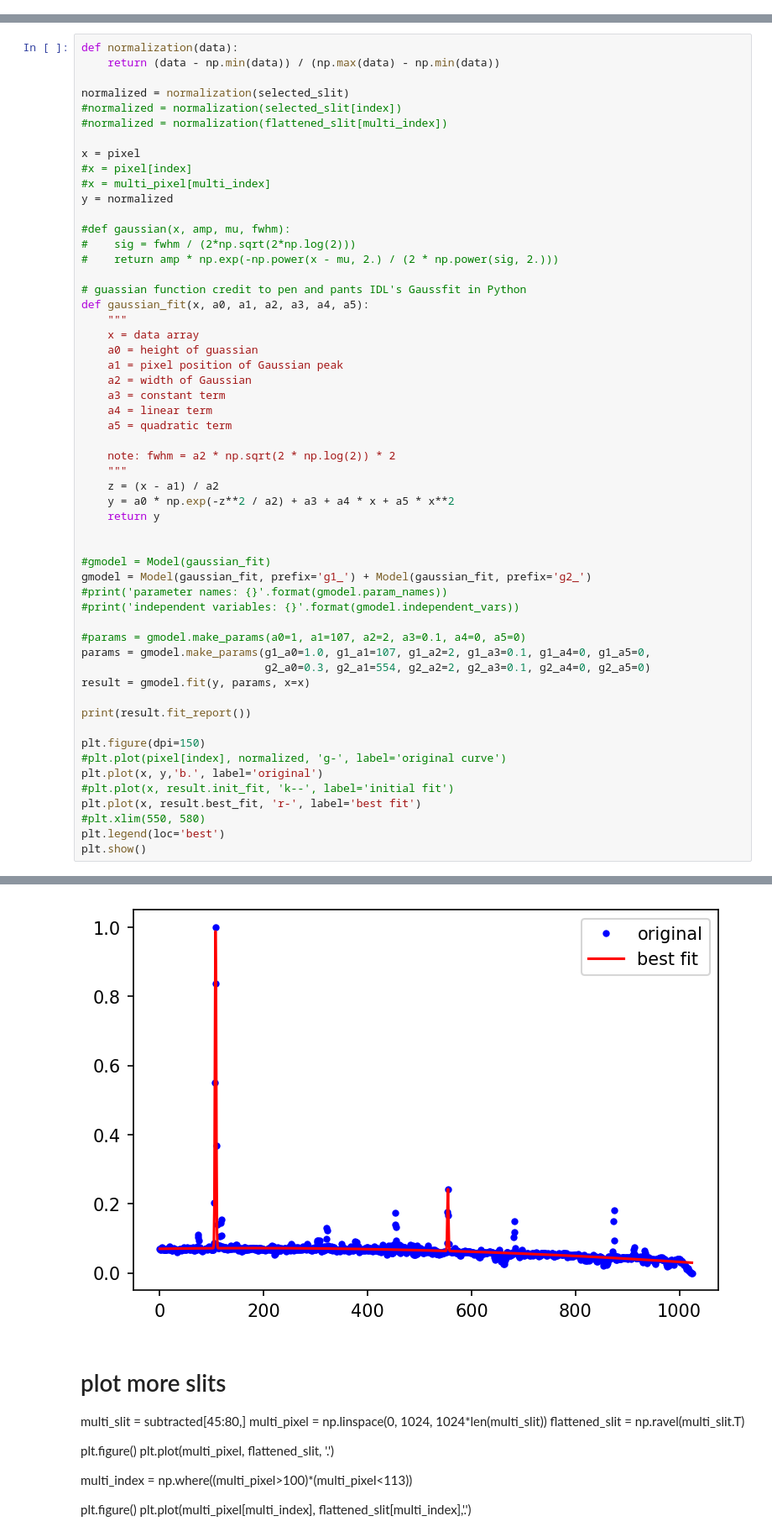
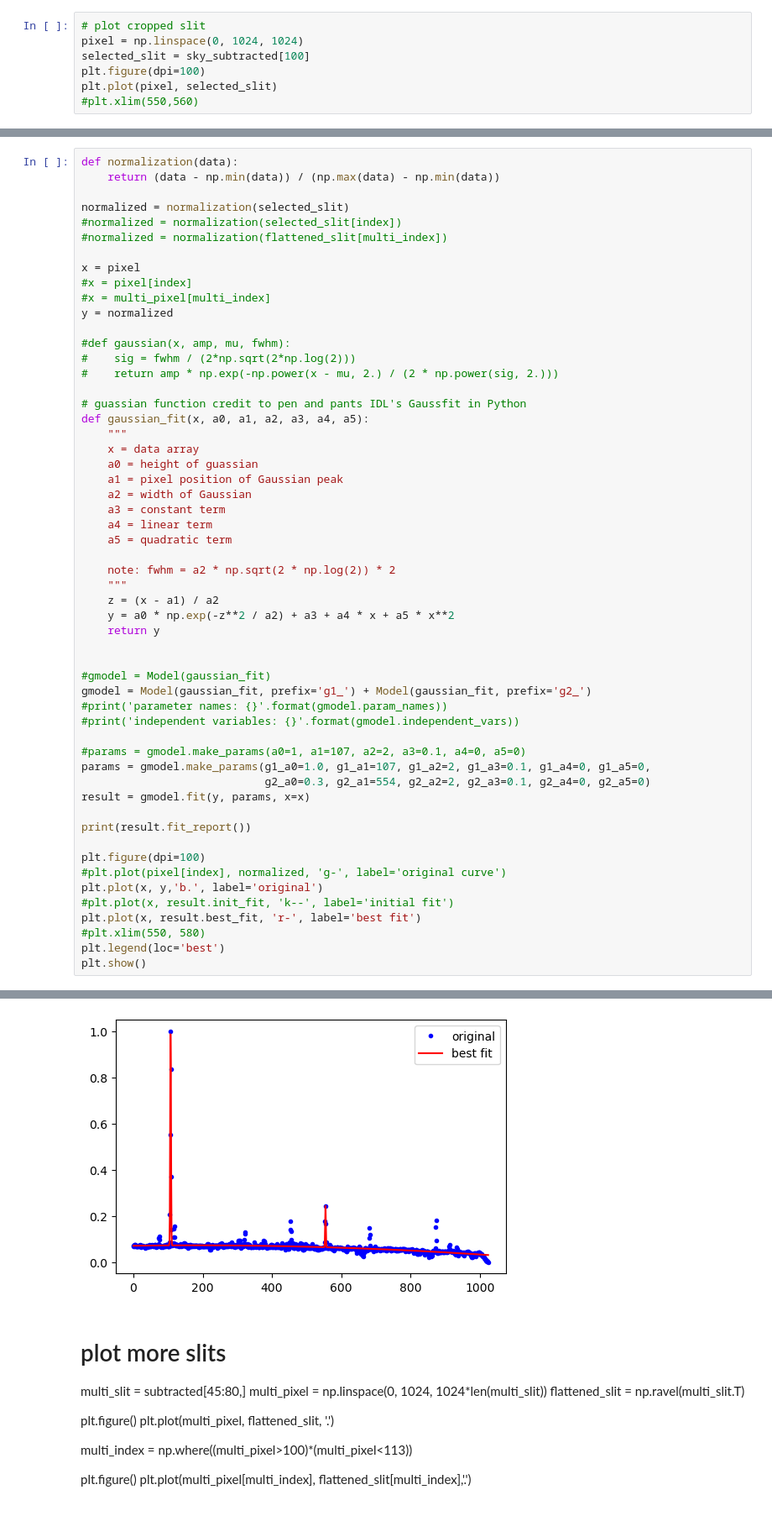
Before and after one commit to ruoyanwangdr/Dynamics-of-Jovian-Infrared-Auroral-Ionosphere-and-Thermosphere, a Jupyter notebook: h3p.ipynb, the cells around one changed output, grey strips where cells are left out. Shown at 84% size. Drawn from its saved outputs; the diff is of its cells as text.

```diff
--- a/h3p.ipynb
+++ b/h3p.ipynb
@@ -68 +68,8 @@ index = np.where((pixel>90)*(pixel<140))
 [figure]
+# %%
+# plot cropped slit
+pixel = np.linspace(0, 1024, 1024)
+selected_slit = sky_subtracted[100]
+plt.figure(dpi=100)
+plt.plot(pixel, selected_slit)
+#plt.xlim(550,560)
@@ -111,35 +133,35 @@ params = gmodel.make_params(g1_a0=1.0, g1_a1=107, g1_a2=2, g1_a3=0.1, g1_a4=0, g
                             g2_a0=0.3, g2_a1=554, g2_a2=2, g2_a3=0.1, g2_a4=0, g2_a5=0)
 result = gmodel.fit(y, params, x=x)
 
 print(result.fit_report())
 
-plt.figure(dpi=150)
+plt.figure(dpi=100)
 #plt.plot(pixel[index], normalized, 'g-', label='original curve')
 plt.plot(x, y,'b.', label='original')
 #plt.plot(x, result.init_fit, 'k--', label='initial fit')
 plt.plot(x, result.best_fit, 'r-', label='best fit')
 #plt.xlim(550, 580)
 plt.legend(loc='best')
 plt.show()
 # %% [output]
 [[Model]]
     (Model(gaussian_fit, prefix='g1_') + Model(gaussian_fit, prefix='g2_'))
 [[Fit Statistics]]
     # fitting method   = leastsq
     # function evals   = 137
     # data points      = 1024
     # variables        = 12
     chi-square         = 0.14116213
     reduced chi-square = 1.3949e-04
     Akaike info crit   = -9078.66163
     Bayesian info crit = -9019.48397
 [[Variables]]
 ... (30 lines left out)
     C(g2_a0, g2_a4) =  0.242
     C(g1_a3, g2_a0) = -0.188
     C(g1_a3, g2_a2) =  0.181
     C(g1_a4, g2_a2) =  0.101
-[figure, old version]
+[figure, new version]
 # %% [markdown]
 # plot more slits
 multi_slit = subtracted[45:80,]
```
Also changed, not shown: parts of 4 cells of this notebook.
